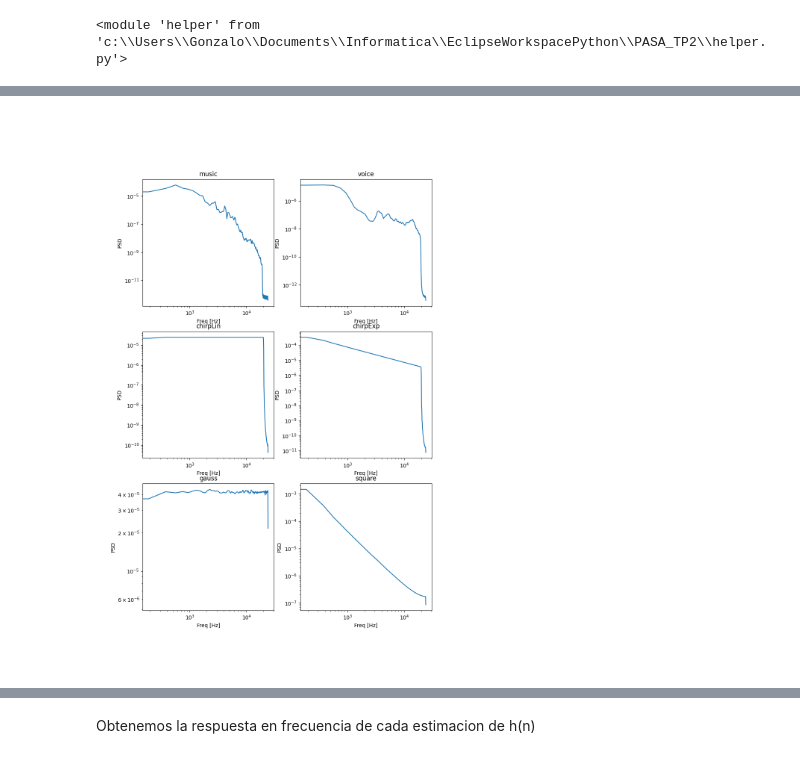
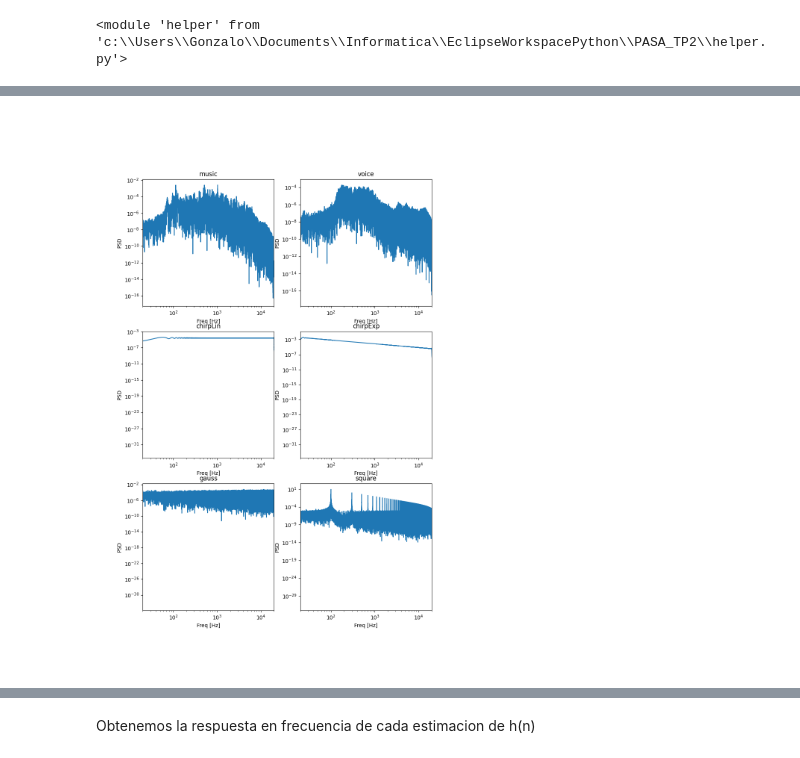
Before and after one commit to GonzaLinares/PASA_TP2, a Jupyter notebook: main.ipynb, the cells around one changed output, grey strips where cells are left out. Drawn from its saved outputs; the diff is of its cells as text; code cells hidden in the pictures.

```diff
--- a/main.ipynb
+++ b/main.ipynb
@@ -43,12 +43,13 @@ Comparamos los espectros de potencia
 # %%
 plt.figure(figsize=(10, 15))
 
 for i, (name, s) in enumerate(zip(origSignal.keys(), origSignal.values())):
-    f, Pxx_den = sp.welch(s, fs=fs, window='bartlett')
+    f, Pxx_den = sp.periodogram(s, fs=fs, window='boxcar', nfft=hp.getNextPowerOfTwo(len(s)*5))
     plt.subplot(3, 2, i+1)
     plt.title(f"{name}")
     plt.xlabel('Freq [Hz]')
     plt.ylabel('PSD')
+    plt.xlim((f0, f1))
     plt.loglog(f, Pxx_den)
 # %% [output]
-[figure, old version]
+[figure, new version]
```
Also changed, not shown: parts of 20 cells of this notebook, 1 other file.
